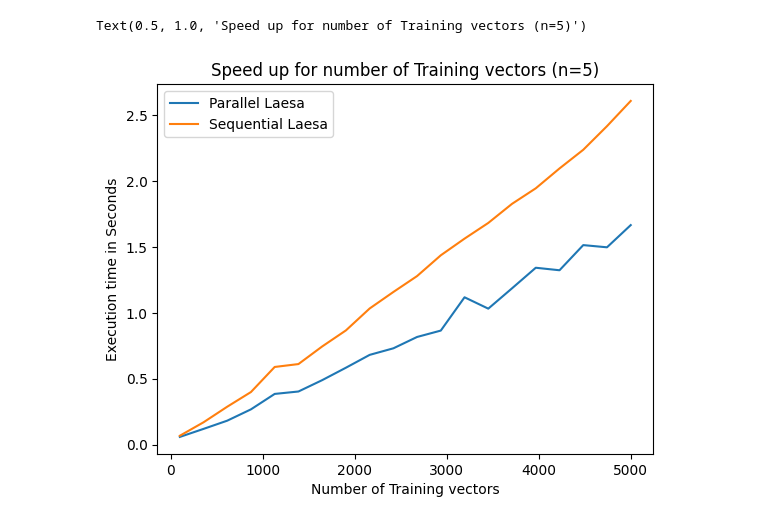
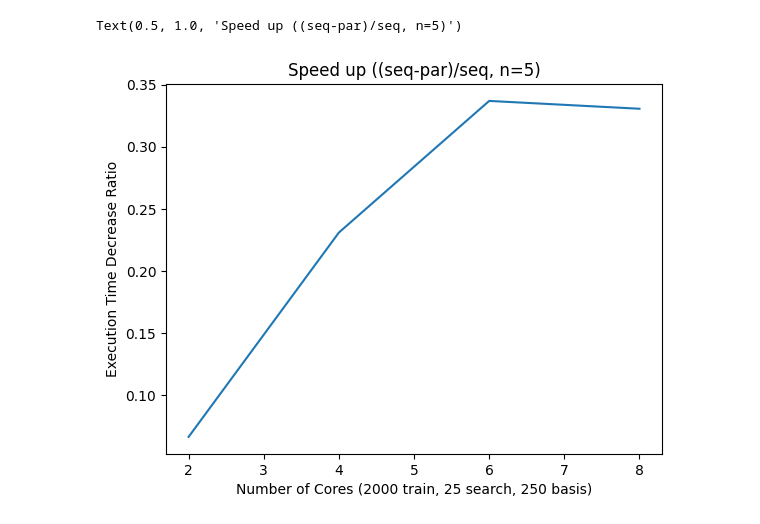
Before and after one commit to kevinfjiang/hello-neighbor, a Jupyter notebook: graphing.ipynb, the cells around one changed output. Drawn from its saved outputs; the diff is of its cells as text; code cells hidden in the pictures.

```diff
--- a/graphing.ipynb
+++ b/graphing.ipynb
@@ -39,22 +83,27 @@ Text(0.5, 1.0, 'Speed up for number of query vectors (n=5)')
 # %%
-import numpy as np
 from tqdm.notebook import tqdm
 from statistics import mean
-num_search = np.linspace(100, 5000, 20, dtype=int)
+cores = [2, 4, 6, 8]
 n = 5
 parallel = []
-sequential = []
 
-for t in tqdm(num_search):
-    parallel.append(mean(experiment(["./bin/mpar", "+RTS", f"-N6"], set_env(t, 25, 100)) for _ in range(5)))
-    sequential.append(mean(experiment("./bin/mseq", set_env(t, 25, 100)) for _ in range(5)))
+seq = (mean(experiment(["./bin/mseq"], set_env(2000, 25, 250)) for _ in range(5)))
+
+for c in tqdm(cores):
+    parallel.append(mean(experiment(["./bin/mpar", "+RTS", f"-N{c}"], set_env(2000, 25, 250)) for _ in range(5)))
+# %%
+ratio = (seq - np.array(parallel)) / seq
+plt.plot(cores, ratio)
+plt.xlabel("Number of Cores (2000 train, 25 search, 250 basis)")
+plt.ylabel("Execution Time Decrease Ratio")
+plt.title("Speed up ((seq-par)/seq, n=5)")
+# %% [output]
+Text(0.5, 1.0, 'Speed up ((seq-par)/seq, n=5)')
+[figure, added]
 # %%
-plt.plot(num_search, parallel, label="Parallel Laesa")
-plt.plot(num_search, sequential, label="Sequential Laesa")
-plt.legend()
-plt.xlabel("Number of Training vectors")
+par_araray, seq_array = np.array(parallel), np.array(sequential)
+ratio = (seq_array - par_araray) / seq_array
+plt.plot(num_basis, ratio)
+plt.xlabel("Number of Basis Vectors (2000 train, 25 search)")
 plt.ylabel("Execution time in Seconds")
-plt.title("Speed up for number of Training vectors (n=5)")
+plt.title("Speed up ((seq-par)/seq, n=5)")
-# %% [output]
-Text(0.5, 1.0, 'Speed up for number of Training vectors (n=5)')
-[figure, removed]
```
Also changed, not shown: parts of 9 cells of this notebook, 6 other files.
